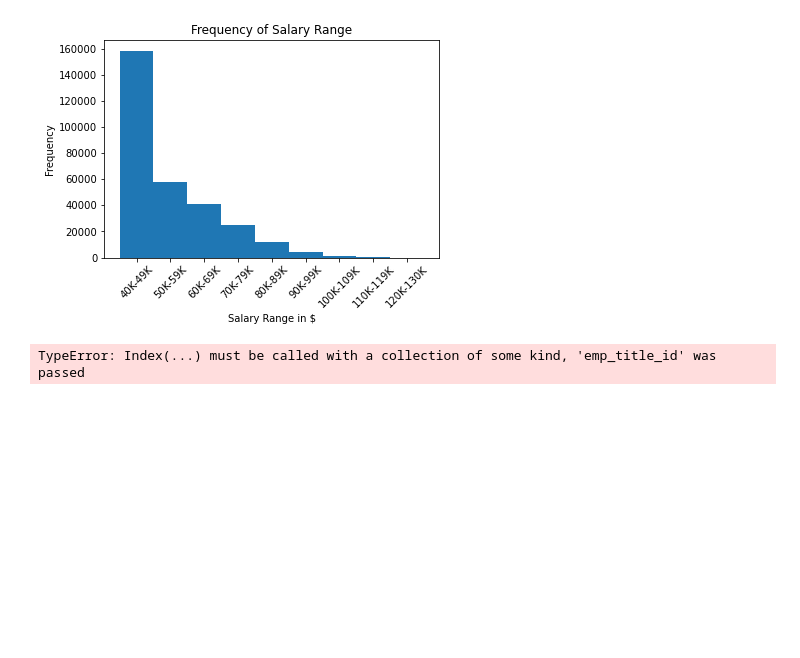
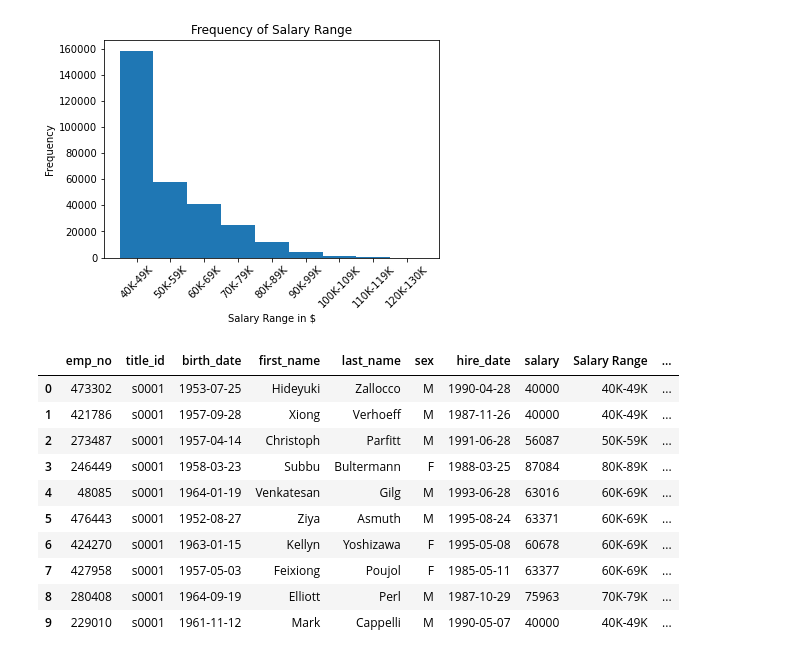
Before and after one commit to lmodenbach/sql-challenge, a Jupyter notebook: EmployeeSQL/dataVisualizations.ipynb, the cells around one changed output. Cells and saved outputs as stored; diff of their text form; code cells hidden in the pictures; blank space fills up the shorter version.

```diff
--- a/EmployeeSQL/dataVisualizations.ipynb
+++ b/EmployeeSQL/dataVisualizations.ipynb
@@ -107,12 +109,17 @@ plt.show()
 # %%
-#Create a bar chart of average salary by title
-#merge salaries with employees based on emp_no, merge with titles based on emp_title_id
-#mean of salary by title: study_data_capomulin.groupby(['Mouse ID'])['Weight (g)'].mean()
-
-
 employee_salary_df = employees_df.merge(salaries_df, on=['emp_no'], how='inner')
 employee_salary_df.rename(columns={'emp_title_id':'title_id'}, inplace=True)
-#employee_salary_title_df = employee_salary_df.merge(titles_df, on=['title_id'], how='inner')
-#employee_salary_title_df.head(10)
+employee_salary_title_df = employee_salary_df.merge(titles_df, on=['title_id'], how='inner')
+employee_salary_title_df.head(10)
 # %% [output]
-TypeError: Index(...) must be called with a collection of some kind, 'emp_title_id' was passed
+|  | emp_no | title_id | birth_date | first_name | last_name | sex | hire_date | salary | Salary Range | ... |
+| 0 | 473302 | s0001 | 1953-07-25 | Hideyuki | Zallocco | M | 1990-04-28 | 40000 | 40K-49K | ... |
+| 1 | 421786 | s0001 | 1957-09-28 | Xiong | Verhoeff | M | 1987-11-26 | 40000 | 40K-49K | ... |
+| 2 | 273487 | s0001 | 1957-04-14 | Christoph | Parfitt | M | 1991-06-28 | 56087 | 50K-59K | ... |
+| 3 | 246449 | s0001 | 1958-03-23 | Subbu | Bultermann | F | 1988-03-25 | 87084 | 80K-89K | ... |
+| 4 | 48085 | s0001 | 1964-01-19 | Venkatesan | Gilg | M | 1993-06-28 | 63016 | 60K-69K | ... |
+| 5 | 476443 | s0001 | 1952-08-27 | Ziya | Asmuth | M | 1995-08-24 | 63371 | 60K-69K | ... |
+| 6 | 424270 | s0001 | 1963-01-15 | Kellyn | Yoshizawa | F | 1995-05-08 | 60678 | 60K-69K | ... |
+| 7 | 427958 | s0001 | 1957-05-03 | Feixiong | Poujol | F | 1985-05-11 | 63377 | 60K-69K | ... |
+| 8 | 280408 | s0001 | 1964-09-19 | Elliott | Perl | M | 1987-10-29 | 75963 | 70K-79K | ... |
+| 9 | 229010 | s0001 | 1961-11-12 | Mark | Cappelli | M | 1990-05-07 | 40000 | 40K-49K | ... |
```
Also changed, not shown: parts of 3 cells of this notebook.
